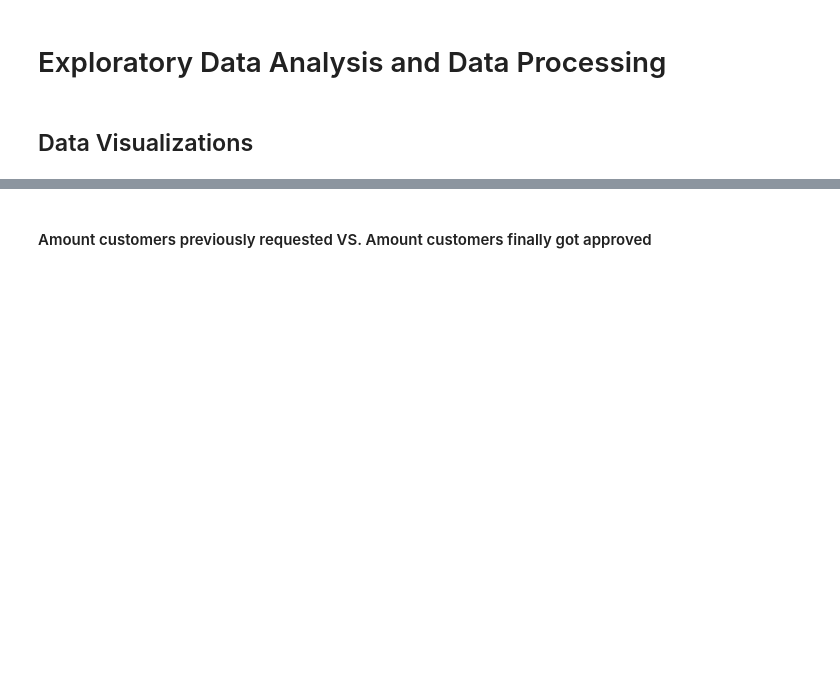
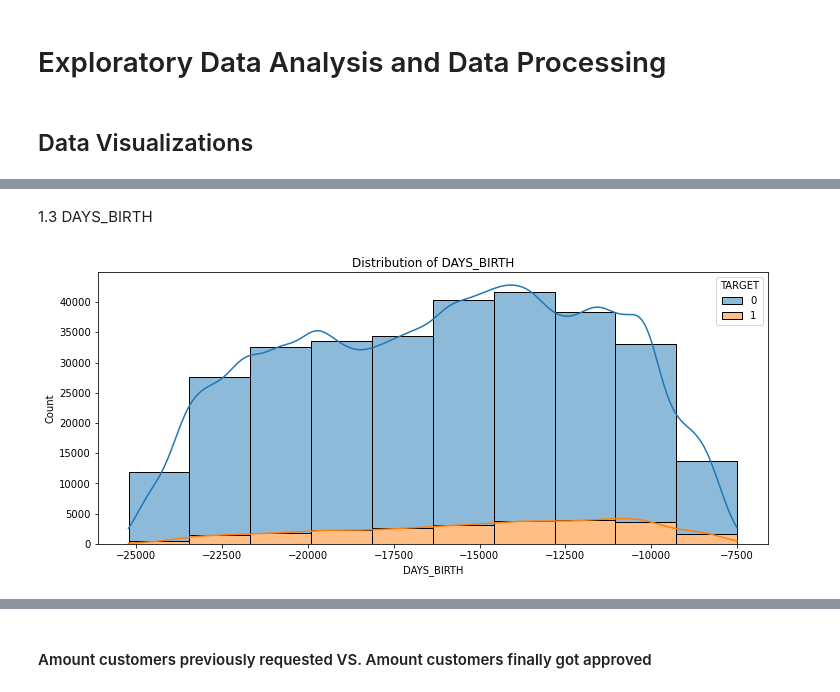
Before and after one commit to yybrother989/HomeCreditDefaultRisk, a Jupyter notebook: Capstone_Project-Home-Credit-Default-Risk_V0.1.ipynb, the cells around one changed output, grey strips where cells are left out. Drawn from its saved outputs; the diff is of its cells as text; code cells hidden in the pictures; blank space fills up the shorter version.

```diff
--- a/Capstone_Project-Home-Credit-Default-Risk_V0.1.ipynb
+++ b/Capstone_Project-Home-Credit-Default-Risk_V0.1.ipynb
@@ -394,0 +248,10 @@ plt.show()
+# %% [markdown]
+1.3 DAYS_BIRTH
+# %%
+plt.figure(figsize=(12,5))
+sns.histplot(x = 'DAYS_BIRTH',bins = 10,kde=True,
+             hue='TARGET',data=application_train,multiple='stack')
+plt.title("Distribution of DAYS_BIRTH")
+plt.show()
+# %% [output]
+[figure, added]
```
Also changed, not shown: parts of 227 cells of this notebook.
